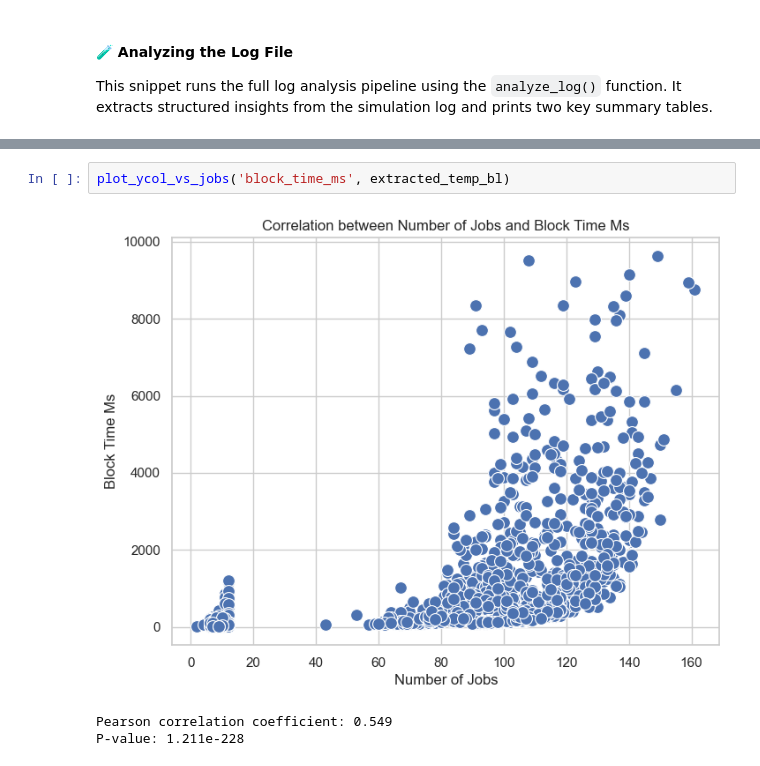
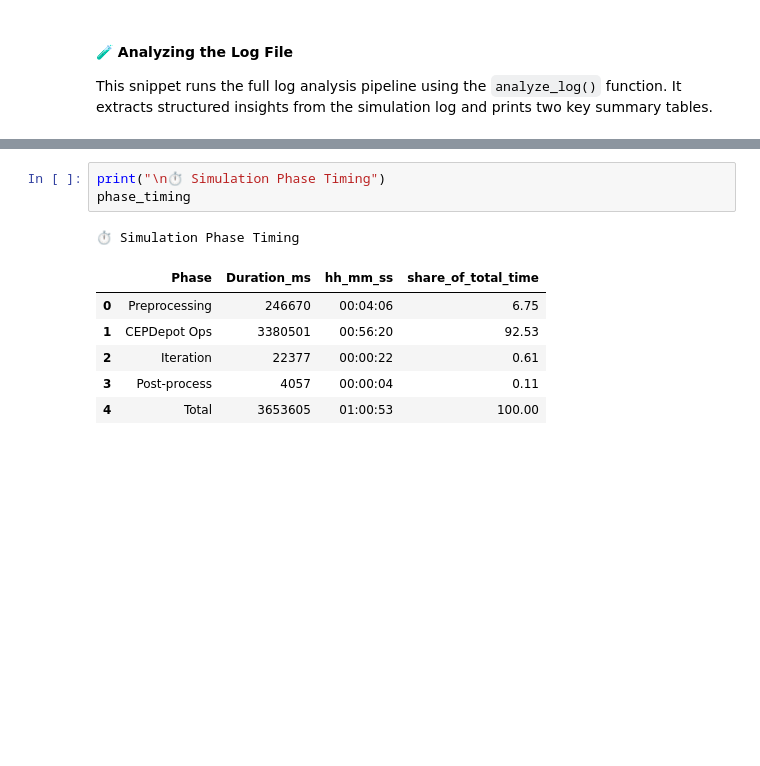
Before and after one commit to Ibraheem-A/sim-time-analysis, a Jupyter notebook: notebooks/log-analysis.ipynb, the cells around one changed output, grey strips where cells are left out. Cells and saved outputs as stored; diff of their text form; blank space fills up the shorter version.

```diff
--- a/notebooks/log-analysis.ipynb
+++ b/notebooks/log-analysis.ipynb
@@ -126,6 +134,11 @@ P-value: 2.517e-98
-# %%
-plot_ycol_vs_jobs('block_time_ms', extracted_temp_bl)
-# %% [output]
-[figure, removed]
-Pearson correlation coefficient: 0.549
-P-value: 1.211e-228
+# %%
+print("\n⏱️ Simulation Phase Timing")
+phase_timing
+# %% [output]
+⏱️ Simulation Phase Timing
+|  | Phase | Duration_ms | hh_mm_ss | share_of_total_time |
+| 0 | Preprocessing | 246670 | 00:04:06 | 6.75 |
+| 1 | CEPDepot Ops | 3380501 | 00:56:20 | 92.53 |
+| 2 | Iteration | 22377 | 00:00:22 | 0.61 |
+| 3 | Post-process | 4057 | 00:00:04 | 0.11 |
+| 4 | Total | 3653605 | 01:00:53 | 100.00 |
```
Also changed, not shown: parts of 15 cells of this notebook.
